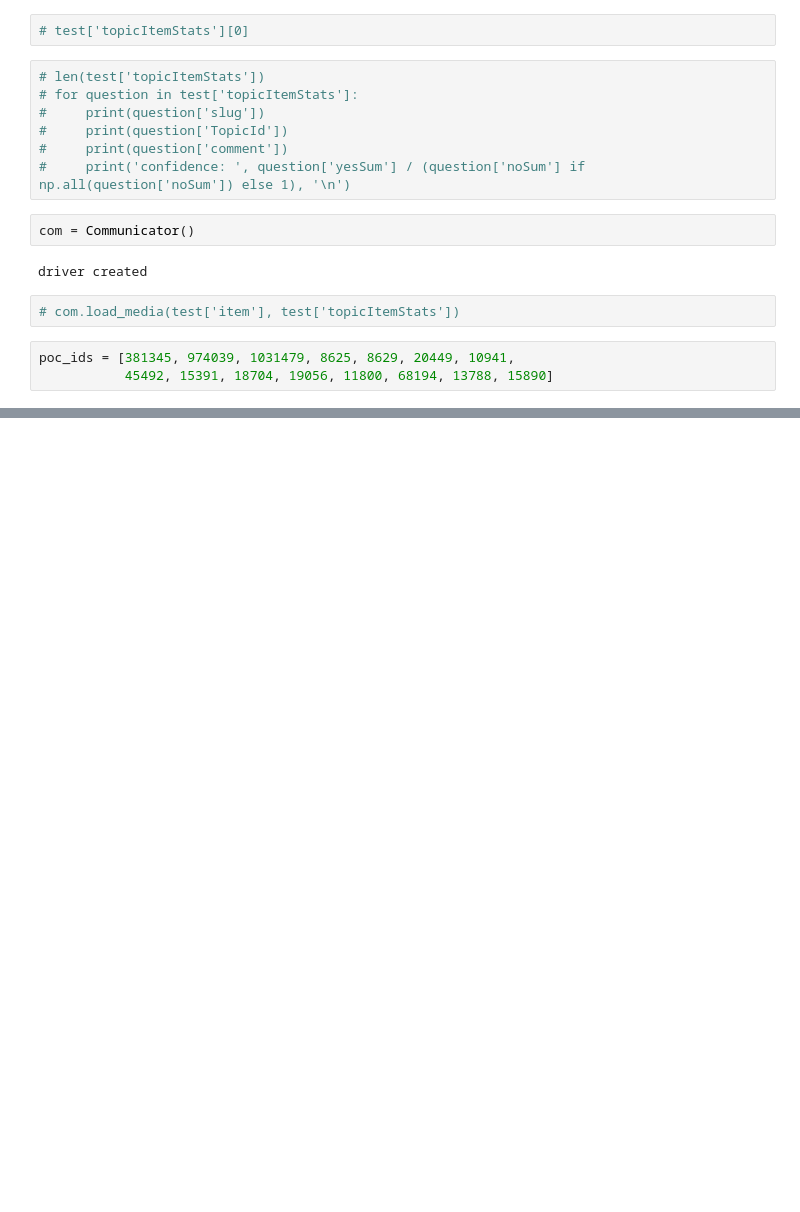
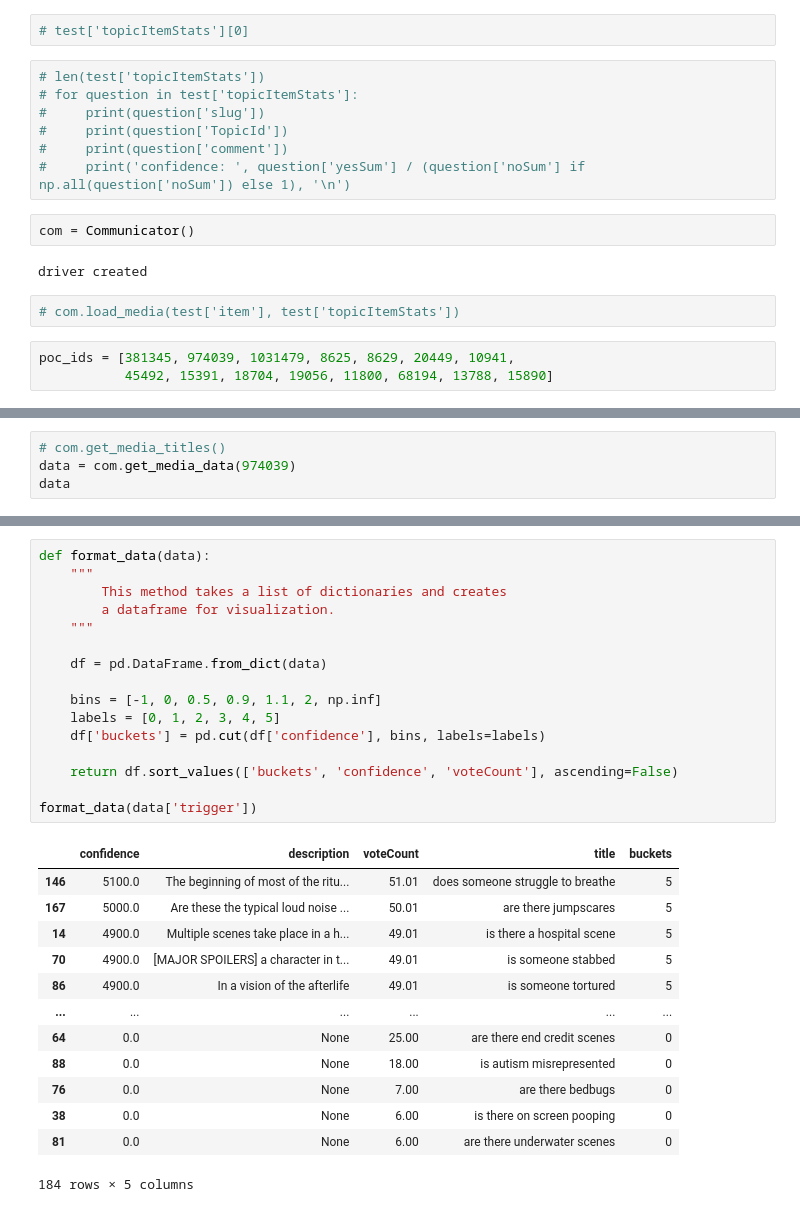
Before and after one commit to a-s-g93/dog-friendly-movies, a Jupyter notebook: load_data.ipynb, the cells around one changed output, grey strips where cells are left out. Drawn from its saved outputs; the diff is of its cells as text; blank space fills up the shorter version.

Commit message:
middle of data prep

```diff
--- a/load_data.ipynb
+++ b/load_data.ipynb
@@ -52,0 +35,4 @@ result:  <neo4j._sync.work.result.Result object at 0x...>
+# %%
+# com.get_media_titles()
+data = com.get_media_data(974039)
+data
@@ -52,0 +57,30 @@ result:  <neo4j._sync.work.result.Result object at 0x...>
+# %%
+def format_data(data):
+    """
+        This method takes a list of dictionaries and creates
+        a dataframe for visualization.
+    """
+
+    df = pd.DataFrame.from_dict(data)
+
+    bins = [-1, 0, 0.5, 0.9, 1.1, 2, np.inf]
+    labels = [0, 1, 2, 3, 4, 5]
+    df['buckets'] = pd.cut(df['confidence'], bins, labels=labels)
+
+    return df.sort_values(['buckets', 'confidence', 'voteCount'], ascending=False)
+
+format_data(data['trigger'])
+# %% [output]
+|  | confidence | description | voteCount | title | buckets |
+| 146 | 5100.0 | The beginning of most of the ritu... | 51.01 | does someone struggle to breathe | 5 |
+| 167 | 5000.0 | Are these the typical loud noise ... | 50.01 | are there jumpscares | 5 |
+| 14 | 4900.0 | Multiple scenes take place in a h... | 49.01 | is there a hospital scene | 5 |
+| 70 | 4900.0 | [MAJOR SPOILERS] a character in t... | 49.01 | is someone stabbed | 5 |
+| 86 | 4900.0 | In a vision of the afterlife | 49.01 | is someone tortured | 5 |
+| ... | ... | ... | ... | ... | ... |
+| 64 | 0.0 | None | 25.00 | are there end credit scenes | 0 |
+| 88 | 0.0 | None | 18.00 | is autism misrepresented | 0 |
+| 76 | 0.0 | None | 7.00 | are there bedbugs | 0 |
+| 38 | 0.0 | None | 6.00 | is there on screen pooping | 0 |
+| 81 | 0.0 | None | 6.00 | are there underwater scenes | 0 |
+184 rows × 5 columns
```
Also changed, not shown: parts of 2 cells of this notebook, 3 other files.
